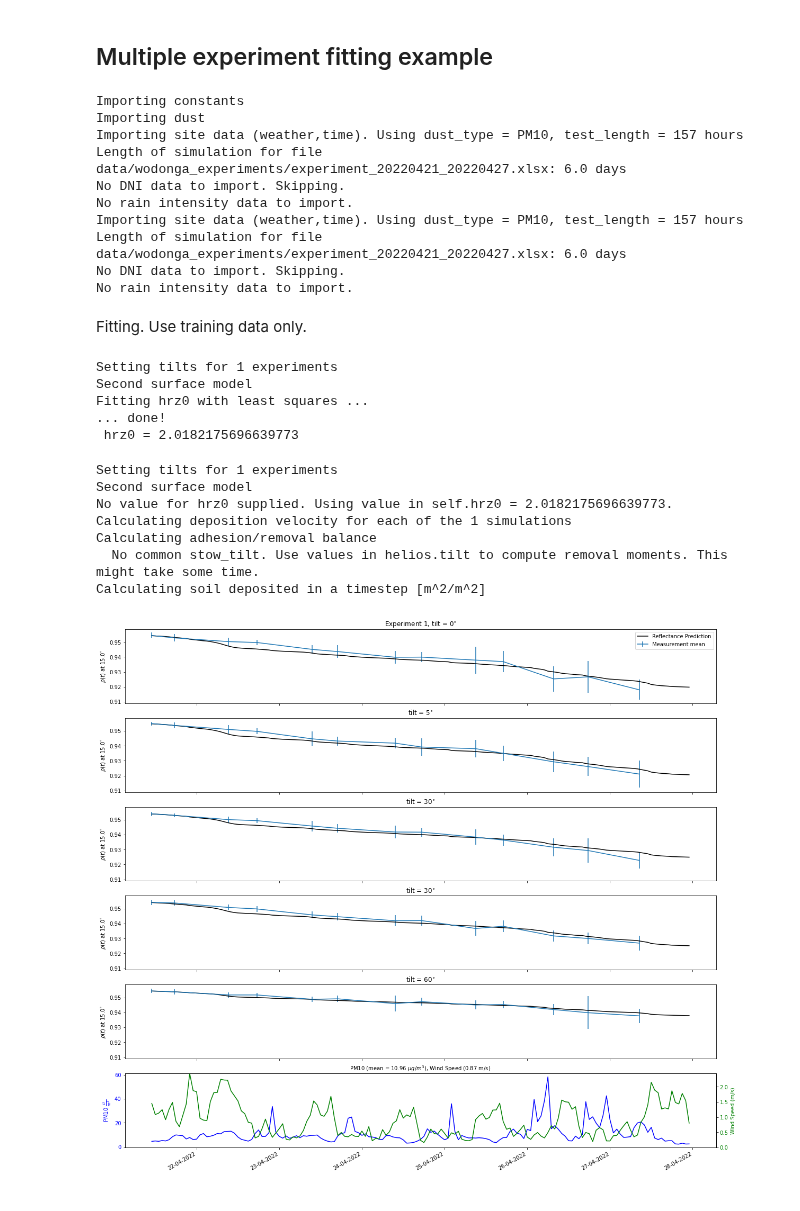
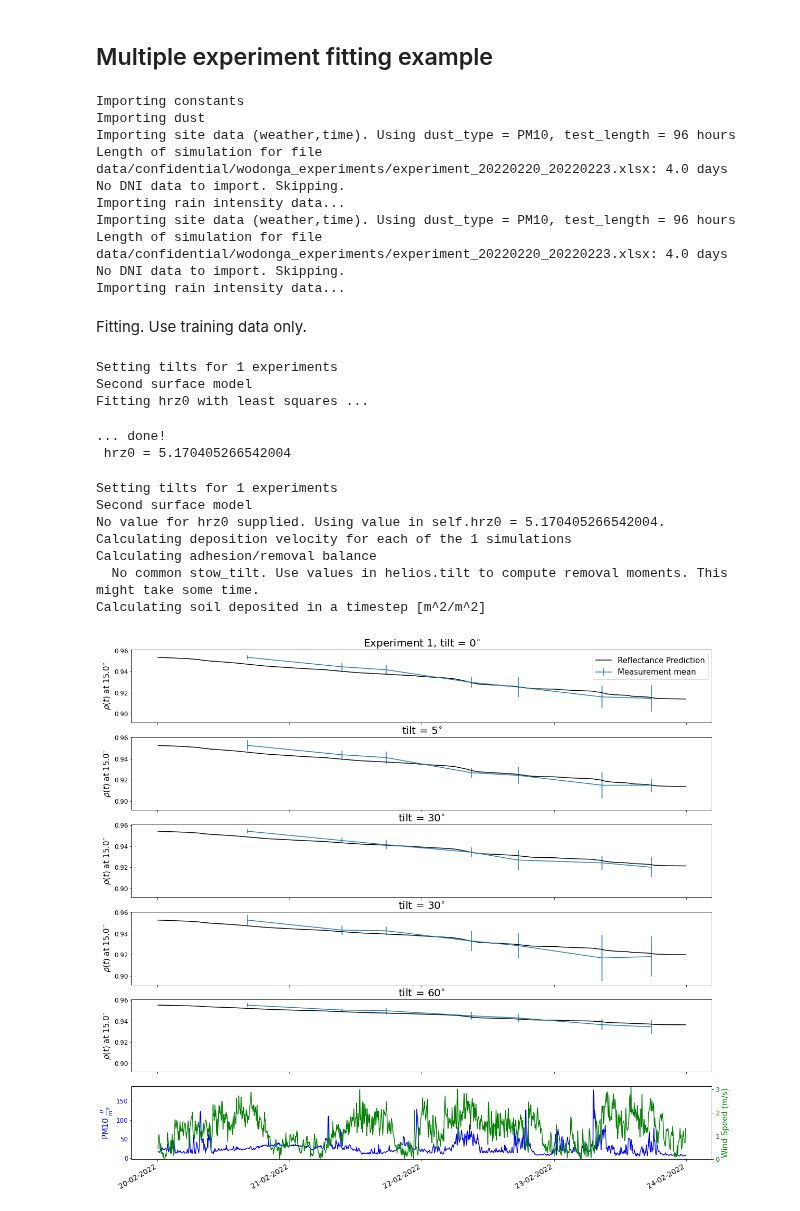
Before and after one commit to cholette/HelioSoil, a Jupyter notebook: hrz0_fitting_demo.ipynb, the cells around one changed output. Saved outputs shown, nothing was run; the diff lists cells and outputs as text; code cells hidden in the pictures.

Commit message:
little modifications to run wodonga fittings on April and February data with new dust size dist

```diff
--- a/hrz0_fitting_demo.ipynb
+++ b/hrz0_fitting_demo.ipynb
@@ -16,14 +16,14 @@ mle_save_file = "results/mle_fitting_results"
 reflectometer_angle = 15 # angle of incidence of reflectometer
 k_factor = 1 # calibration factor for TSP measurements in experiments
 second_surf = True # use first surface model
-d = "data/wodonga_experiments/"
+d = "data/confidential/wodonga_experiments/"
 files = ['experiment_20220421_20220427.xlsx']
-parameter_file = d+"parameters_wodonga_experiments.xlsx"
+parameter_file = d+"parameters_wodonga_experiments_rural.xlsx"
 # %% [markdown]
 ## Multiple experiment fitting example
 # %%
 train_experiments = [0] # indices for training experiments from 0 to len(files)
-train_mirrors = ["Mirror_1"] # which mirrors within the experiments are used for training
+train_mirrors = ["OE_M1_T00"] # which mirrors within the experiments are used for training
 files_experiment = [d+files[ii] for ii in range(len(files))]
 Nfiles = len(files_experiment)
 k_factors = [k_factor]*Nfiles
@@ -46,14 +46,14 @@ reflect_data_total = sm.reflectance_measurements(files_experiment,sim_data_total
 # %% [output]
 Importing constants
 Importing dust
-Importing site data (weather,time). Using dust_type = PM10, test_length = 157 hours
-Length of simulation for file data/wodonga_experiments/experiment_20220421_20220427.xlsx: 6.0 days
+Importing site data (weather,time). Using dust_type = PM10, test_length = 96 hours
+Length of simulation for file data/confidential/wodonga_experiments/experiment_20220220_20220223.xlsx: 4.0 days
 No DNI data to import. Skipping.
-No rain intensity data to import.
-Importing site data (weather,time). Using dust_type = PM10, test_length = 157 hours
-Length of simulation for file data/wodonga_experiments/experiment_20220421_20220427.xlsx: 6.0 days
+Importing rain intensity data...
+Importing site data (weather,time). Using dust_type = PM10, test_length = 96 hours
+Length of simulation for file data/confidential/wodonga_experiments/experiment_20220220_20220223.xlsx: 4.0 days
 No DNI data to import. Skipping.
-No rain intensity data to import.
+Importing rain intensity data...
 # %% [markdown]
 Fitting. Use training data only.
 # %%
@@ -64,18 +64,18 @@ imodel.update_model_parameters(hrz0_multi)
 Setting tilts for 1 experiments
 Second surface model
 Fitting hrz0 with least squares ...
-... done!
- hrz0 = 2.0182175696639773
+... done!
+ hrz0 = 5.170405266542004
 # %%
 imodel.helios_angles(sim_data_total,reflect_data_total,second_surface=second_surf)
-imodel.predict_reflectance(sim_data_total)
+imodel.predict_reflectance(sim_data_total,hrz0=5.170405266542004)
 imodel.plot_soiling_factor(sim_data_total,reflectance_data=reflect_data_total,figsize=(20,20),reflectance_std='measurements',fig_title=None);
 # %% [output]
 Setting tilts for 1 experiments
 Second surface model
-No value for hrz0 supplied. Using value in self.hrz0 = 2.0182175696639773.
+No value for hrz0 supplied. Using value in self.hrz0 = 5.170405266542004.
 Calculating deposition velocity for each of the 1 simulations
 Calculating adhesion/removal balance
   No common stow_tilt. Use values in helios.tilt to compute removal moments. This might take some time.
 Calculating soil deposited in a timestep [m^2/m^2]
-[figure, old version]
+[figure, new version]
```
